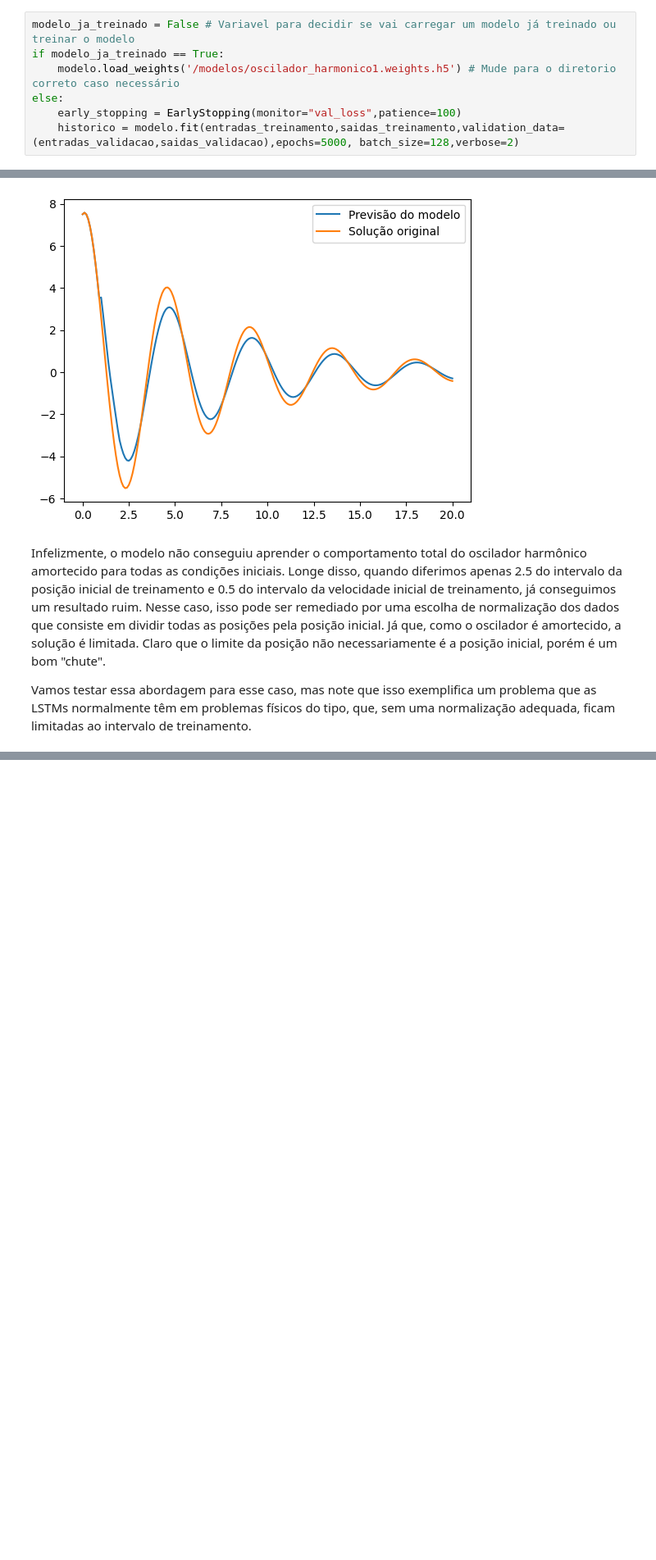
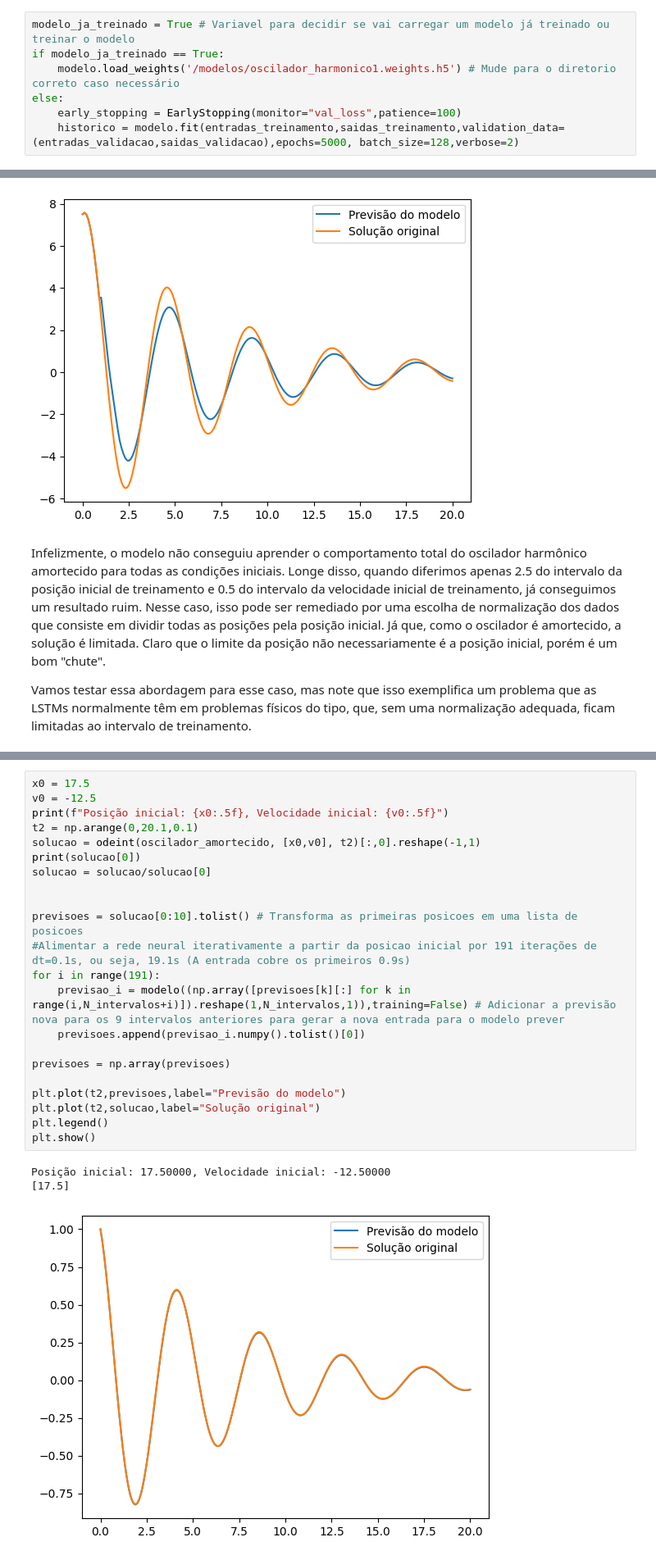
Before and after one commit to monnomero/IA-para-fisica, a Jupyter notebook: LSTM_exemplo_1.ipynb, the cells around one changed output, grey strips where cells are left out. Shown at 82% size. Drawn from its saved outputs; the diff is of its cells as text; blank space fills up the shorter version.

Commit message:
Imagens aula3

```diff
--- a/LSTM_exemplo_1.ipynb
+++ b/LSTM_exemplo_1.ipynb
@@ -114,7 +114,7 @@ Model: "sequential_2"
  Trainable params: 5,061 (19.77 KB)
  Non-trainable params: 0 (0.00 B)
 # %%
-modelo_ja_treinado = False # Variavel para decidir se vai carregar um modelo já treinado ou treinar o modelo
+modelo_ja_treinado = True # Variavel para decidir se vai carregar um modelo já treinado ou treinar o modelo
 if modelo_ja_treinado == True:
     modelo.load_weights('/modelos/oscilador_harmonico1.weights.h5') # Mude para o diretorio correto caso necessário
 else:
@@ -219,0 +297,26 @@ Vamos testar essa abordagem para esse caso, mas note que isso exemplifica um pro
+# %%
+x0 = 17.5
+v0 = -12.5
+print(f"Posição inicial: {x0:.5f}, Velocidade inicial: {v0:.5f}")
+t2 = np.arange(0,20.1,0.1)
+solucao = odeint(oscilador_amortecido, [x0,v0], t2)[:,0].reshape(-1,1)
+print(solucao[0])
+solucao = solucao/solucao[0]
+
+
+previsoes = solucao[0:10].tolist() # Transforma as primeiras posicoes em uma lista de posicoes
+#Alimentar a rede neural iterativamente a partir da posicao inicial por 191 iterações de dt=0.1s, ou seja, 19.1s (A entrada cobre os primeiros 0.9s)
+for i in range(191):
+    previsao_i = modelo((np.array([previsoes[k][:] for k in range(i,N_intervalos+i)]).reshape(1,N_intervalos,1)),training=False) # Adicionar a previsão nova para os 9 intervalos anteriores para gerar a nova entrada para o modelo prever
+    previsoes.append(previsao_i.numpy().tolist()[0])
+
+previsoes = np.array(previsoes)
+
+plt.plot(t2,previsoes,label="Previsão do modelo")
+plt.plot(t2,solucao,label="Solução original")
+plt.legend()
+plt.show()
+# %% [output]
+Posição inicial: 17.50000, Velocidade inicial: -12.50000
+[17.5]
+[figure, added]
```
Also changed, not shown: parts of 8 cells of this notebook, 2 other files.
